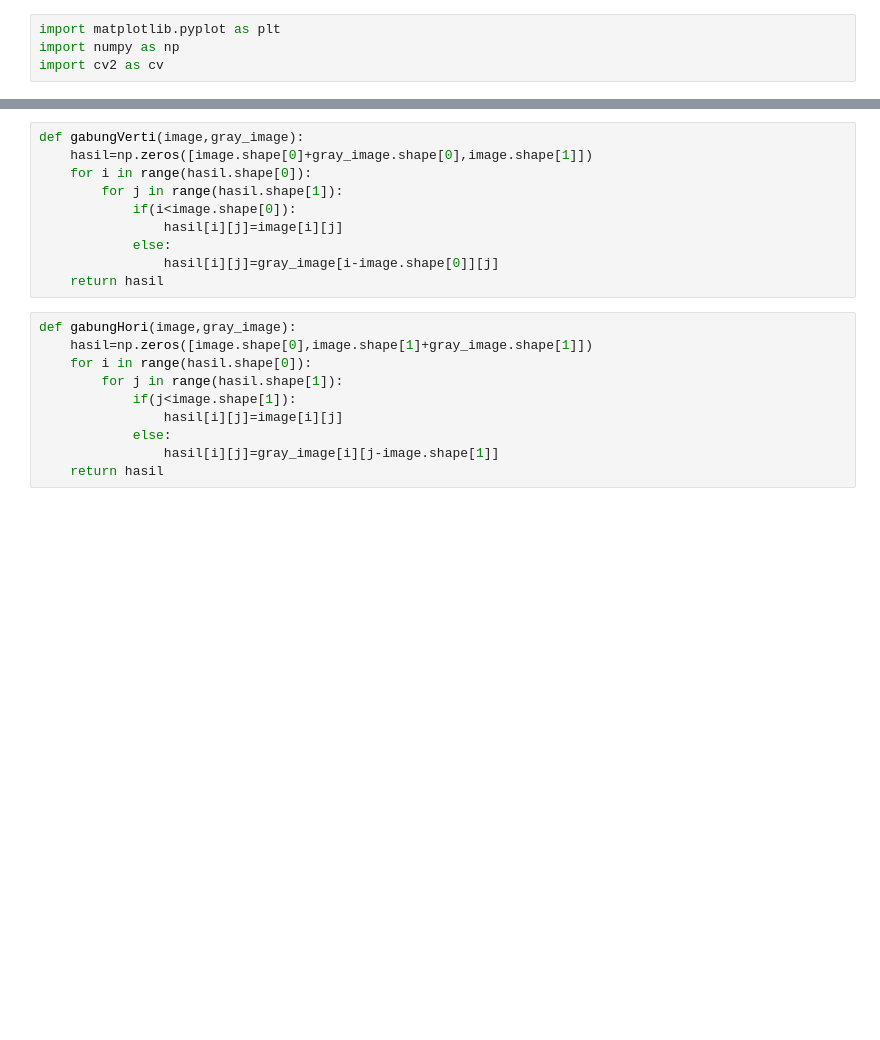
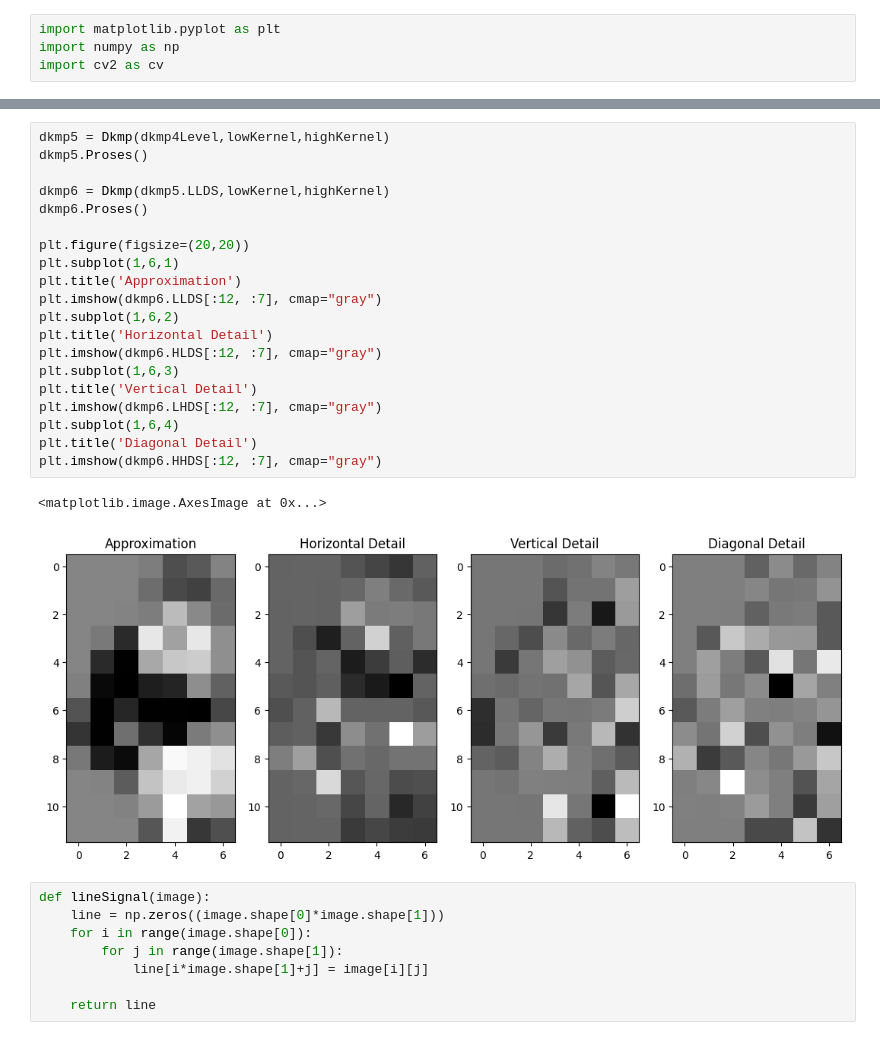
Before and after one commit to Digital-Image-Processing-2024/modul-3-jurnal-muhammaddzaki123, a Jupyter notebook: modul3.ipynb, the cells around one changed output, grey strips where cells are left out. Cells and saved outputs as stored; diff of their text form; blank space fills up the shorter version.

```diff
--- a/modul3.ipynb
+++ b/modul3.ipynb
@@ -72,20 +233,31 @@ class Dkmp:
+# %%
+dkmp5 = Dkmp(dkmp4Level,lowKernel,highKernel)
+dkmp5.Proses()
+
+dkmp6 = Dkmp(dkmp5.LLDS,lowKernel,highKernel)
+dkmp6.Proses()
+
+plt.figure(figsize=(20,20))
+plt.subplot(1,6,1)
+plt.title('Approximation')
+plt.imshow(dkmp6.LLDS[:12, :7], cmap="gray")
+plt.subplot(1,6,2)
+plt.title('Horizontal Detail')
+plt.imshow(dkmp6.HLDS[:12, :7], cmap="gray")
+plt.subplot(1,6,3)
+plt.title('Vertical Detail')
+plt.imshow(dkmp6.LHDS[:12, :7], cmap="gray")
+plt.subplot(1,6,4)
+plt.title('Diagonal Detail')
+plt.imshow(dkmp6.HHDS[:12, :7], cmap="gray")
+# %% [output]
+<matplotlib.image.AxesImage at 0x...>
+[figure, added]
 # %%
-def gabungVerti(image,gray_image):
-    hasil=np.zeros([image.shape[0]+gray_image.shape[0],image.shape[1]])
-    for i in range(hasil.shape[0]):
-        for j in range(hasil.shape[1]):
-            if(i<image.shape[0]):
-                hasil[i][j]=image[i][j]
-            else:
-                hasil[i][j]=gray_image[i-image.shape[0]][j]
-    return hasil
+def lineSignal(image):
+    line = np.zeros((image.shape[0]*image.shape[1]))
+    for i in range(image.shape[0]):
+        for j in range(image.shape[1]):
+            line[i*image.shape[1]+j] = image[i][j]
+
+    return line
-# %%
-def gabungHori(image,gray_image):
-    hasil=np.zeros([image.shape[0],image.shape[1]+gray_image.shape[1]])
-    for i in range(hasil.shape[0]):
-        for j in range(hasil.shape[1]):
-            if(j<image.shape[1]):
-                hasil[i][j]=image[i][j]
-            else:
-                hasil[i][j]=gray_image[i][j-image.shape[1]]
-    return hasil
```
Also changed, not shown: parts of 11 cells of this notebook.
